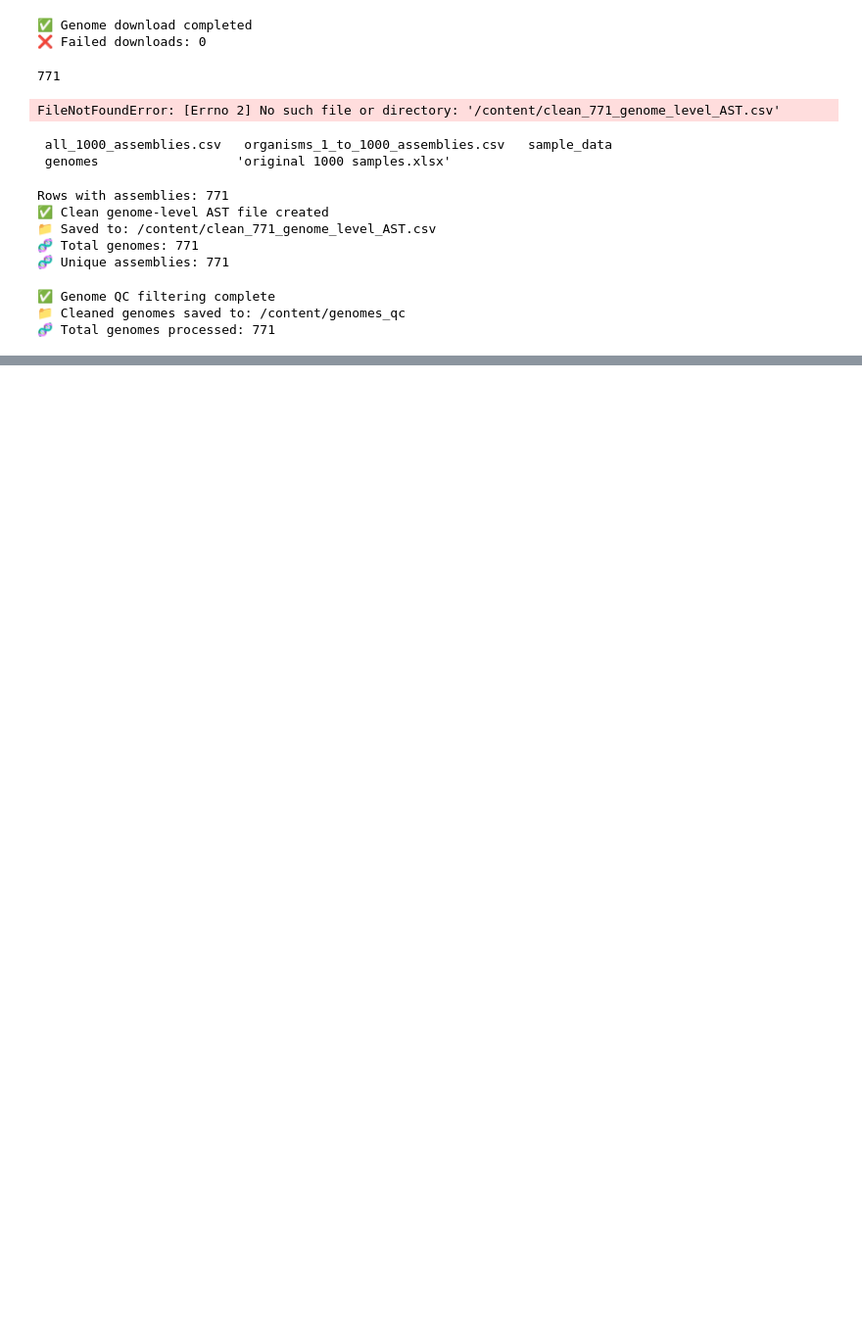
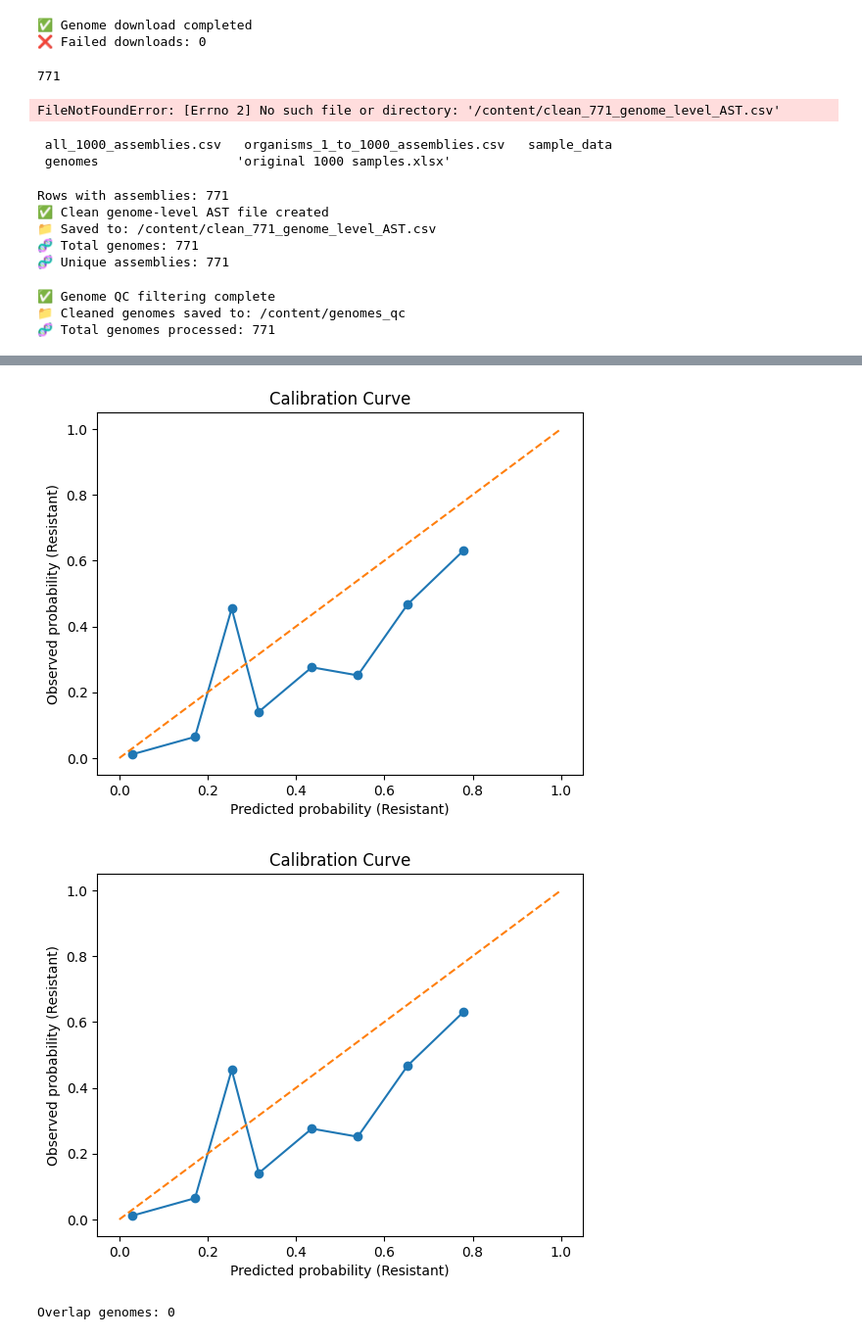
Before and after one commit to Oselin1988/ast_model, a Jupyter notebook: Untitled9.ipynb, the cells around one changed output, grey strips where cells are left out. Shown at 98% size. Cells and saved outputs as stored; diff of their text form; code cells hidden in the pictures; blank space fills up the shorter version.

```diff
--- a/Untitled9.ipynb
+++ b/Untitled9.ipynb
@@ -613,0 +2239,35 @@ print(f"📁 k-mer files saved to: {OUTPUT_DIR}")
+# %%
+from sklearn.calibration import calibration_curve
+import matplotlib.pyplot as plt
+
+prob_true, prob_pred = calibration_curve(y_test, p, n_bins=10)
+
+plt.figure()
+plt.plot(prob_pred, prob_true, marker="o")
+plt.plot([0,1],[0,1], linestyle="--")
+plt.xlabel("Predicted probability (Resistant)")
+plt.ylabel("Observed probability (Resistant)")
+plt.title("Calibration Curve")
+plt.show()
+from sklearn.calibration import calibration_curve
+import matplotlib.pyplot as plt
+
+prob_true, prob_pred = calibration_curve(y_test, p, n_bins=10)
+
+plt.figure()
+plt.plot(prob_pred, prob_true, marker="o")
+plt.plot([0,1],[0,1], linestyle="--")
+plt.xlabel("Predicted probability (Resistant)")
+plt.ylabel("Observed probability (Resistant)")
+plt.title("Calibration Curve")
+plt.show()
+# %% [output]
+[figure, added]
+[figure, added]
+# %%
+train_genomes = set(groups[train_idx])
+test_genomes = set(groups[test_idx])
+
+print("Overlap genomes:", len(train_genomes.intersection(test_genomes)))
+# %% [output]
+Overlap genomes: 0
```
Also changed, not shown: parts of 58 cells of this notebook.
